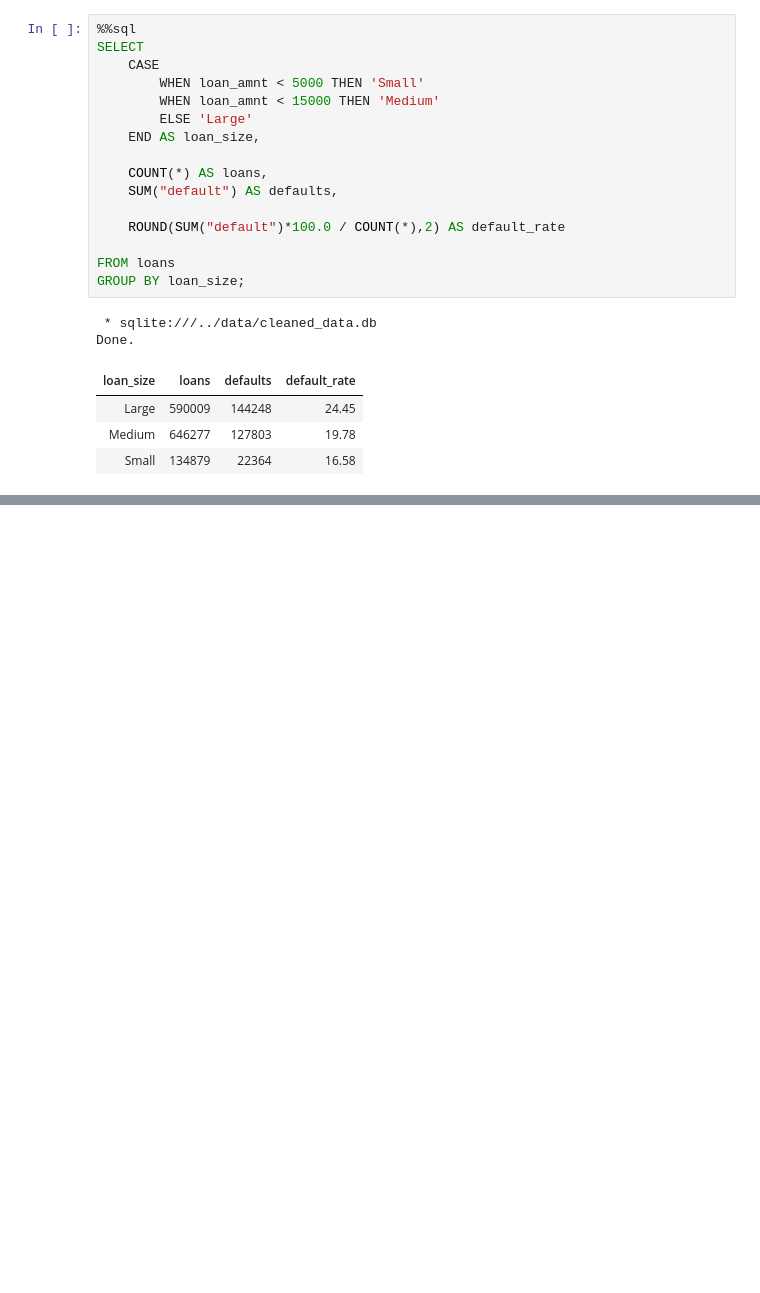
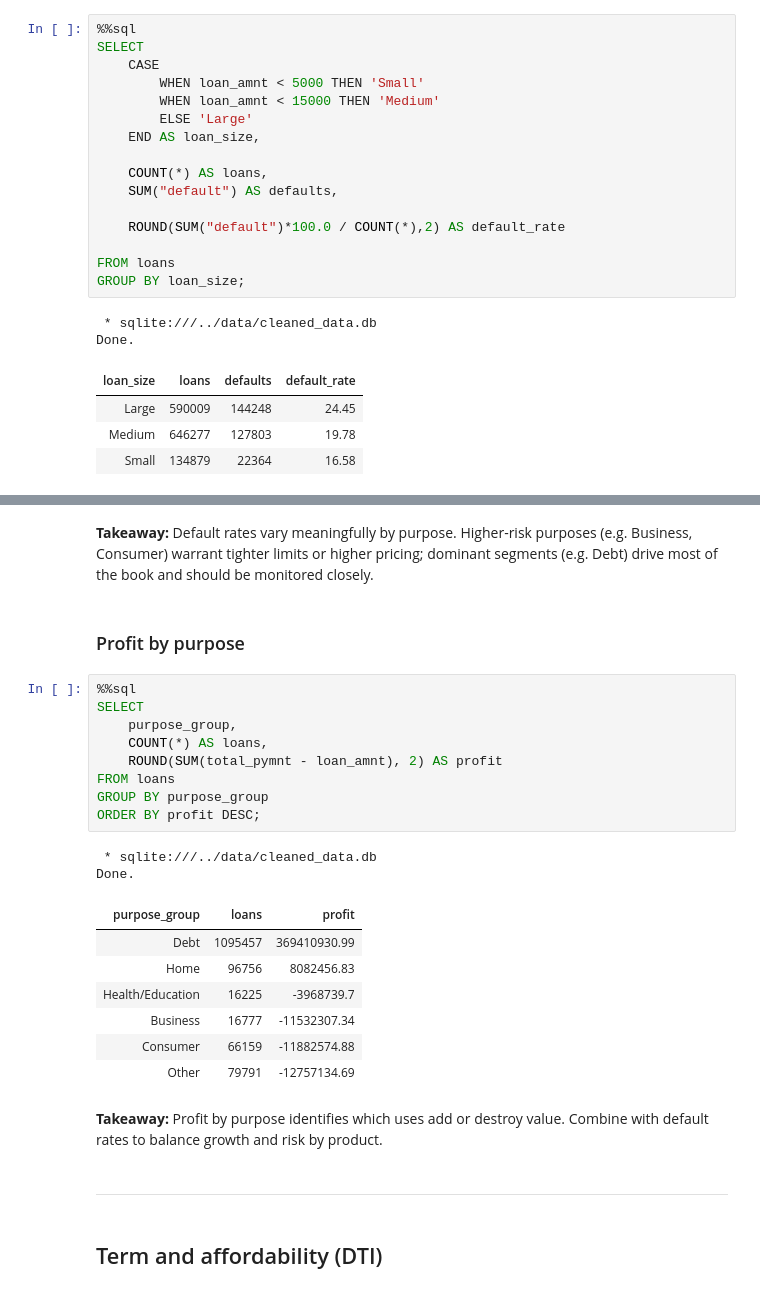
Before and after one commit to diegogomez040/Financial-risk-club-lending, a Jupyter notebook: notebooks/sql_business_analysis.ipynb, the cells around one changed output, grey strips where cells are left out. Drawn from its saved outputs; the diff is of its cells as text; blank space fills up the shorter version.

```diff
--- a/notebooks/sql_business_analysis.ipynb
+++ b/notebooks/sql_business_analysis.ipynb
@@ -288,0 +241,29 @@ ORDER BY issue_year;
+# %% [markdown]
+**Takeaway:** Default rates vary meaningfully by purpose. Higher-risk purposes (e.g. Business, Consumer) warrant tighter limits or higher pricing; dominant segments (e.g. Debt) drive most of the book and should be monitored closely.
+# %% [markdown]
+### Profit by purpose
+# %%
+%%sql
+SELECT
+    purpose_group,
+    COUNT(*) AS loans,
+    ROUND(SUM(total_pymnt - loan_amnt), 2) AS profit
+FROM loans
+GROUP BY purpose_group
+ORDER BY profit DESC;
+# %% [output]
+ * sqlite:///../data/cleaned_data.db
+Done.
+| purpose_group | loans | profit |
+| Debt | 1095457 | 369410930.99 |
+| Home | 96756 | 8082456.83 |
+| Health/Education | 16225 | -3968739.7 |
+| Business | 16777 | -11532307.34 |
+| Consumer | 66159 | -11882574.88 |
+| Other | 79791 | -12757134.69 |
+# %% [markdown]
+**Takeaway:** Profit by purpose identifies which uses add or destroy value. Combine with default rates to balance growth and risk by product.
+# %% [markdown]
+---
+# %% [markdown]
+## Term and affordability (DTI)
```
Also changed, not shown: parts of 38 cells of this notebook, 1 other file.
